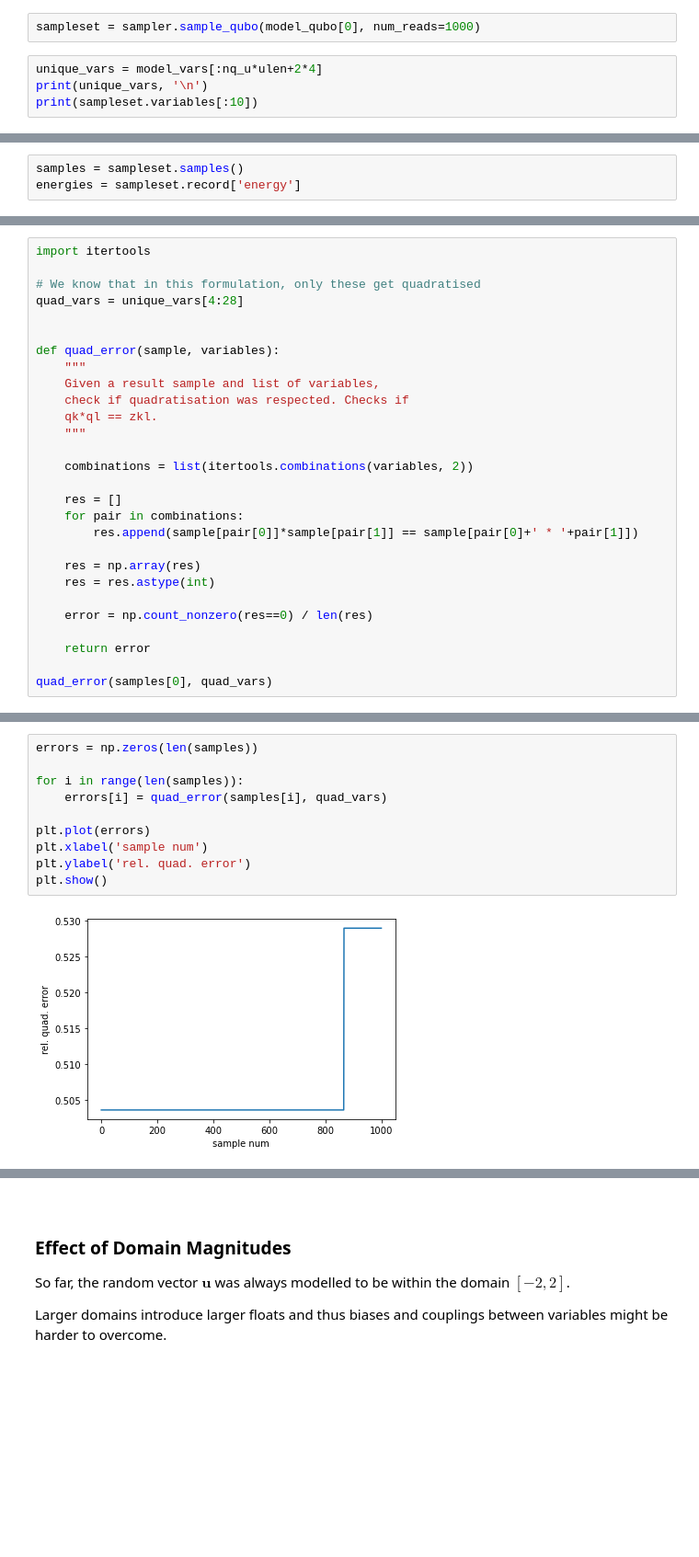
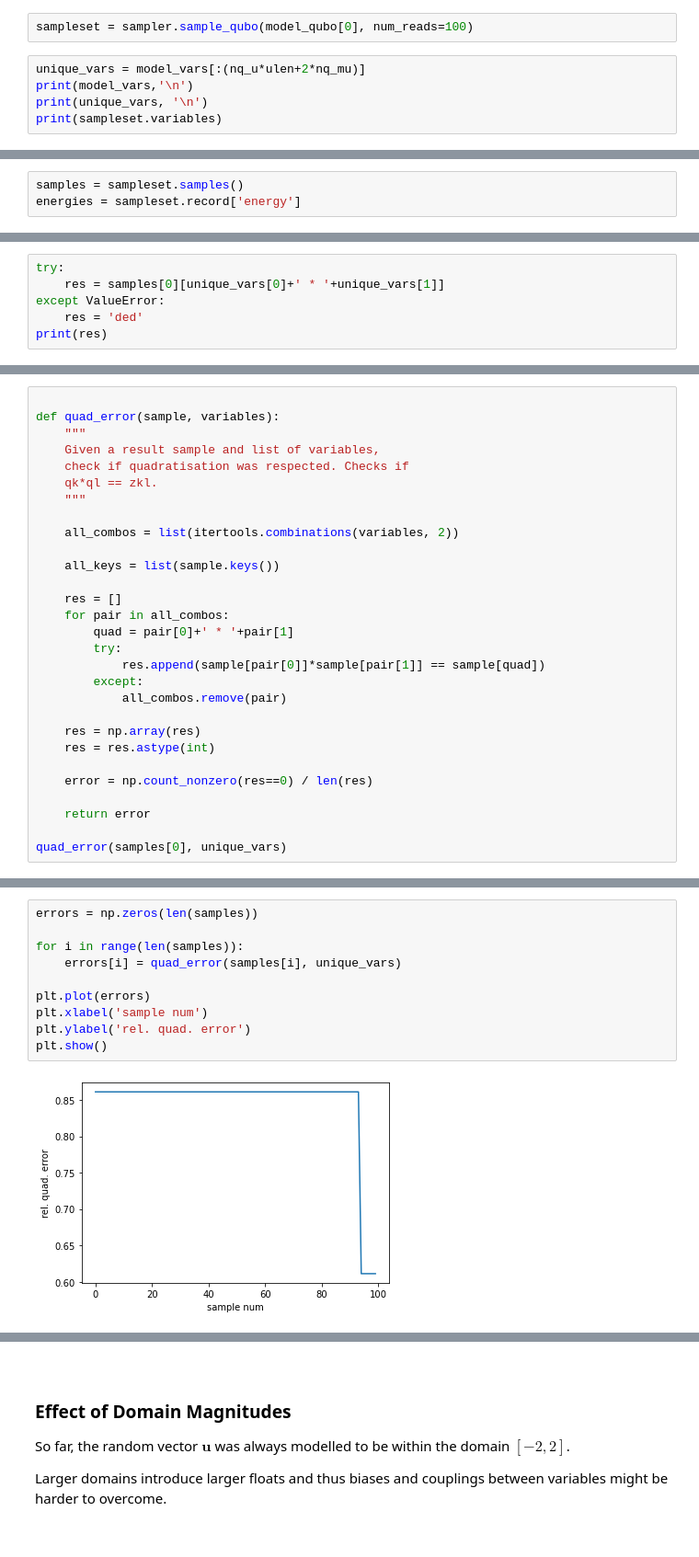
Before and after one commit to DBern97/Dwave-RAN-algs, a Jupyter notebook: Tuning M_kl.ipynb, the cells around one changed output, grey strips where cells are left out. Shown: that part at 92% size. Cells and saved outputs as stored; diff of their text form; blank space fills up the shorter version.

```diff
--- a/Tuning M_kl.ipynb
+++ b/Tuning M_kl.ipynb
@@ -116,7 +137,8 @@ model_qubo = model.to_qubo()
 # %%
-sampleset = sampler.sample_qubo(model_qubo[0], num_reads=1000)
+sampleset = sampler.sample_qubo(model_qubo[0], num_reads=100)
 # %%
-unique_vars = model_vars[:nq_u*ulen+2*4]
+unique_vars = model_vars[:(nq_u*ulen+2*nq_mu)]
+print(model_vars,'\n')
 print(unique_vars, '\n')
-print(sampleset.variables[:10])
+print(sampleset.variables)
 # %% [output]
@@ -132,0 +173,6 @@ samples[0][unique_vars[5]+' * '+unique_vars[6]]
+# %%
+try:
+    res = samples[0][unique_vars[0]+' * '+unique_vars[1]]
+except ValueError:
+    res = 'ded'
+print(res)
@@ -133,9 +181,4 @@ samples[0][unique_vars[5]+' * '+unique_vars[6]]
 # %%
-import itertools
-
-# We know that in this formulation, only these get quadratised
-quad_vars = unique_vars[4:28]
-
 
 def quad_error(sample, variables):
     """
@@ -144,11 +187,17 @@ def quad_error(sample, variables):
     qk*ql == zkl.
     """
 
-    combinations = list(itertools.combinations(variables, 2))
+    all_combos = list(itertools.combinations(variables, 2))
+
+    all_keys = list(sample.keys())
 
     res = []
-    for pair in combinations:
-        res.append(sample[pair[0]]*sample[pair[1]] == sample[pair[0]+' * '+pair[1]])
+    for pair in all_combos:
+        quad = pair[0]+' * '+pair[1]
+        try:
+            res.append(sample[pair[0]]*sample[pair[1]] == sample[quad])
+        except:
+            all_combos.remove(pair)
 
     res = np.array(res)
     res = res.astype(int)
@@ -157,5 +206,5 @@ def quad_error(sample, variables):
 
     return error
 
-quad_error(samples[0], quad_vars)
+quad_error(samples[0], unique_vars)
 # %% [output]
@@ -163,12 +212,12 @@ quad_error(samples[0], quad_vars)
 # %%
 errors = np.zeros(len(samples))
 
 for i in range(len(samples)):
-    errors[i] = quad_error(samples[i], quad_vars)
+    errors[i] = quad_error(samples[i], unique_vars)
 
 plt.plot(errors)
 plt.xlabel('sample num')
 plt.ylabel('rel. quad. error')
 plt.show()
 # %% [output]
-[figure, old version]
+[figure, new version]
```
Also changed, not shown: parts of 22 cells of this notebook, 3 other files.
